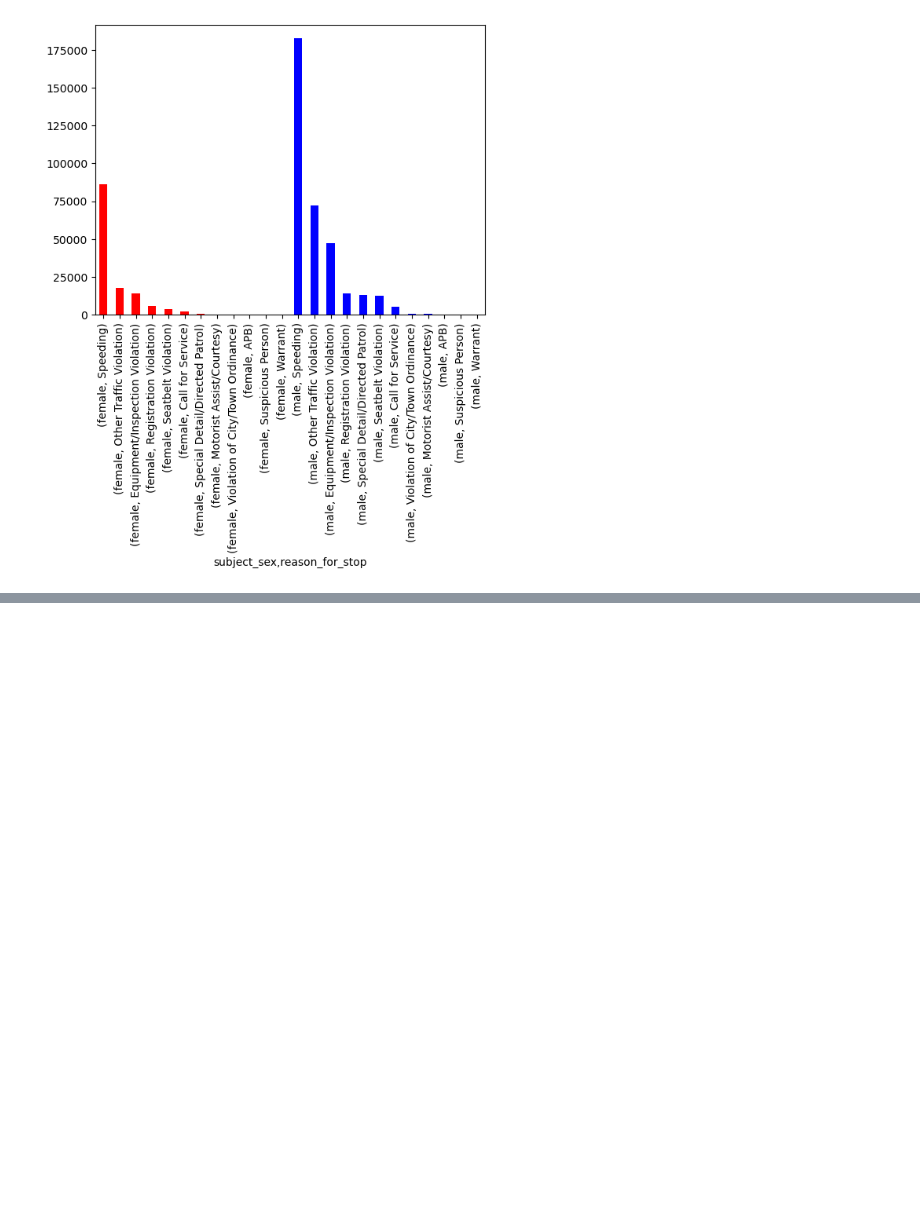
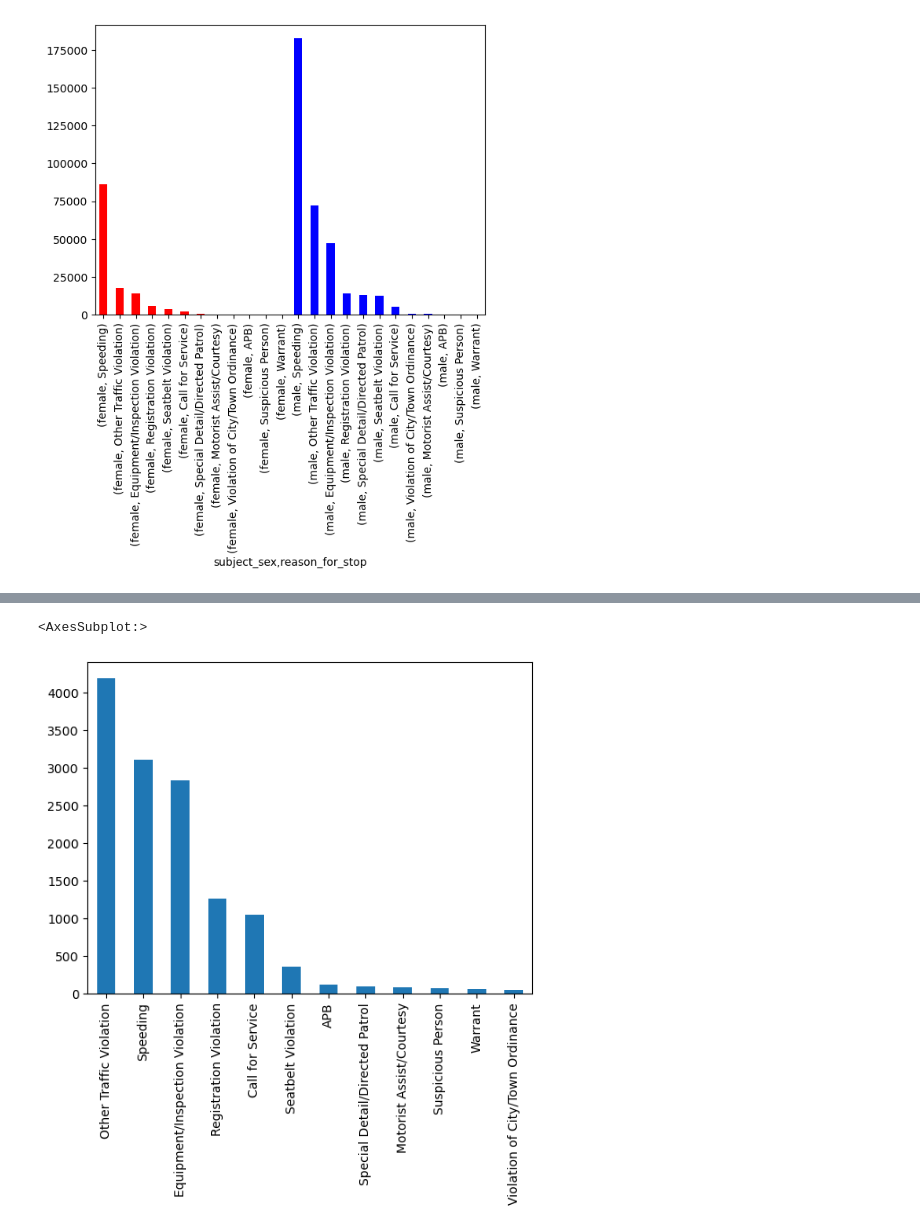
Before and after one commit to nevracorapsiz/Analyzing-Rhode-Island-Traffic-Stops, a Jupyter notebook: RI_TRAFFIC_STOPS.ipynb, the cells around one changed output, grey strips where cells are left out. Cells and saved outputs as stored; diff of their text form; code cells hidden in the pictures; blank space fills up the shorter version.

```diff
--- a/RI_TRAFFIC_STOPS.ipynb
+++ b/RI_TRAFFIC_STOPS.ipynb
@@ -301,0 +309,7 @@ dtype: int64
+# %%
+male_arrest=df[(df.arrest_made==True) & (df.subject_sex=="male")]
+# %%
+male_arrest["reason_for_stop"].value_counts().plot(kind="bar")
+# %% [output]
+<AxesSubplot:>
+[figure, added]
```
Also changed, not shown: parts of 16 cells of this notebook.
